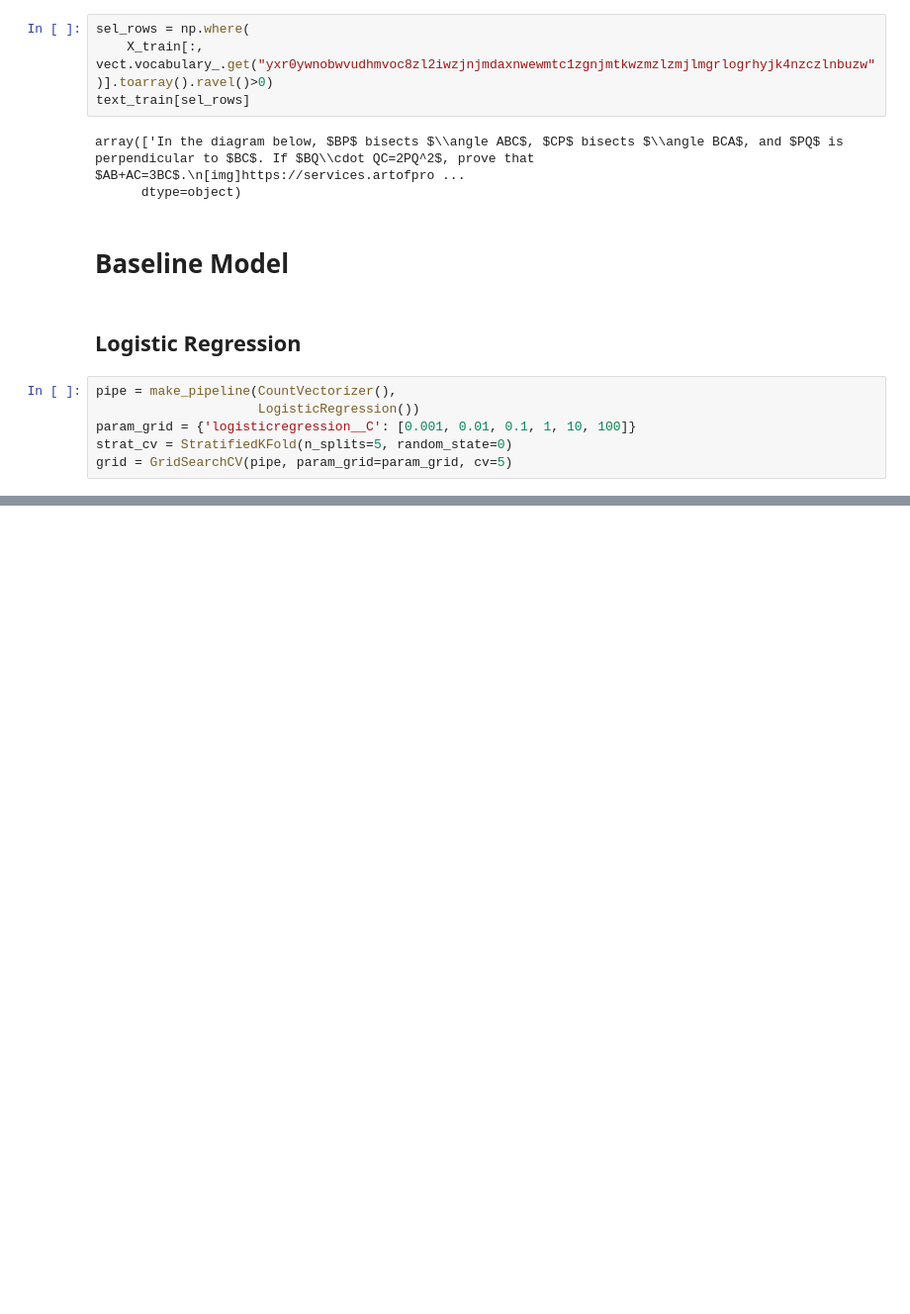
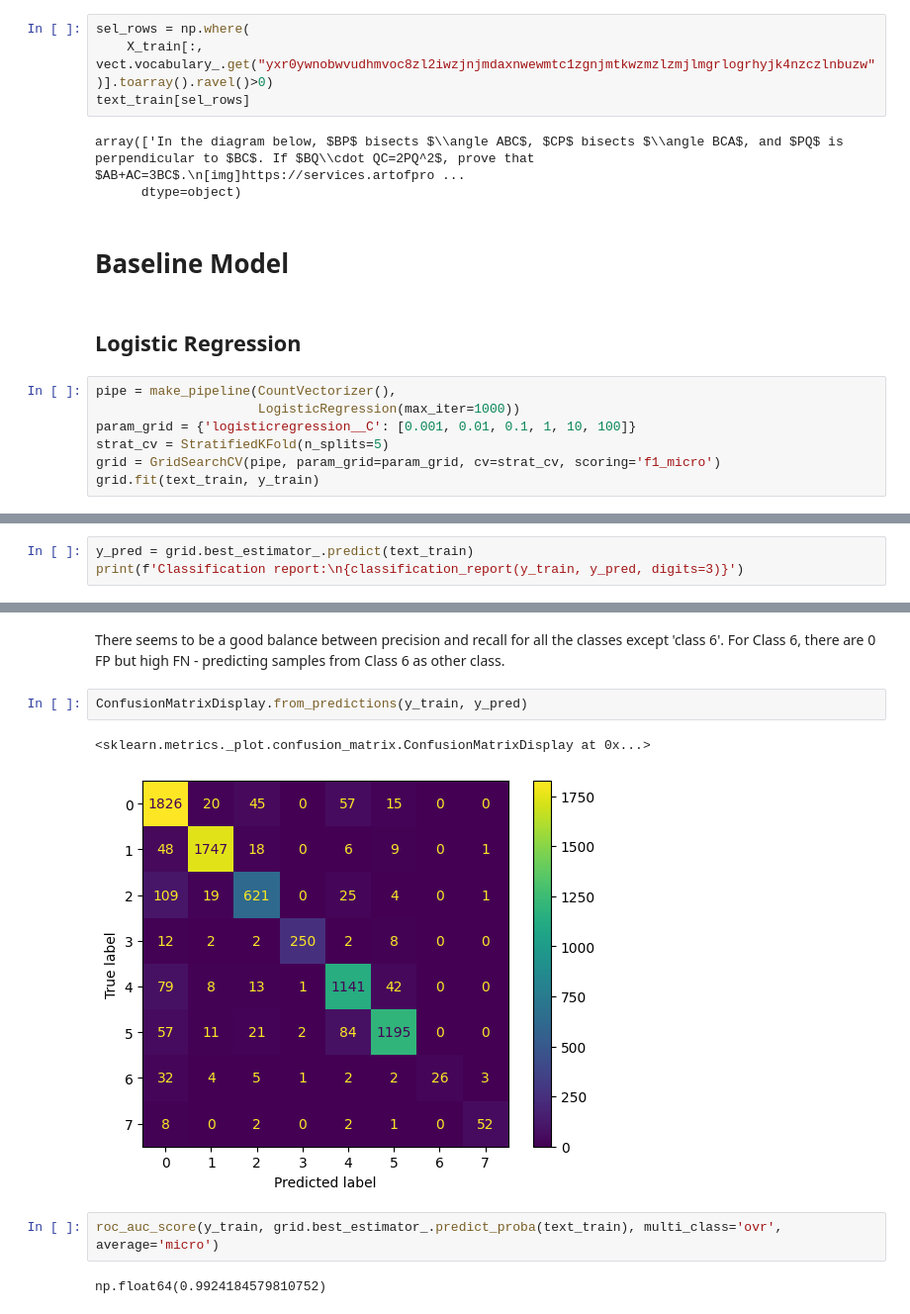
Before and after one commit to abhaykukade/classifying_math_prob_nlp, a Jupyter notebook: main.ipynb, the cells around one changed output, grey strips where cells are left out. Shown at 99% size. Cells and saved outputs as stored; diff of their text form; blank space fills up the shorter version.

```diff
--- a/main.ipynb
+++ b/main.ipynb
@@ -168,7 +170,8 @@ array(['In the diagram below, $BP$ bisects $\\angle ABC$, $CP$ bisects $\\angle
 ## Logistic Regression
 # %%
 pipe = make_pipeline(CountVectorizer(),
-                     LogisticRegression())
+                     LogisticRegression(max_iter=1000))
 param_grid = {'logisticregression__C': [0.001, 0.01, 0.1, 1, 10, 100]}
-strat_cv = StratifiedKFold(n_splits=5, random_state=0)
-grid = GridSearchCV(pipe, param_grid=param_grid, cv=5)
+strat_cv = StratifiedKFold(n_splits=5)
+grid = GridSearchCV(pipe, param_grid=param_grid, cv=strat_cv, scoring='f1_micro')
+grid.fit(text_train, y_train)
@@ -174,0 +192,3 @@ grid = GridSearchCV(pipe, param_grid=param_grid, cv=5)
+# %%
+y_pred = grid.best_estimator_.predict(text_train)
+print(f'Classification report:\n{classification_report(y_train, y_pred, digits=3)}')
@@ -174,0 +211,12 @@ grid = GridSearchCV(pipe, param_grid=param_grid, cv=5)
+# %% [markdown]
+There seems to be a good balance between precision and recall for all the classes except 'class 6'.
+For Class 6, there are 0 FP but high FN - predicting samples from Class 6 as other class.
+# %%
+ConfusionMatrixDisplay.from_predictions(y_train, y_pred)
+# %% [output]
+<sklearn.metrics._plot.confusion_matrix.ConfusionMatrixDisplay at 0x...>
+[figure, added]
+# %%
+roc_auc_score(y_train, grid.best_estimator_.predict_proba(text_train), multi_class='ovr', average='micro')
+# %% [output]
+np.float64(0.9924184579810752)
```
Also changed, not shown: parts of 5 cells of this notebook, 1 other file.
